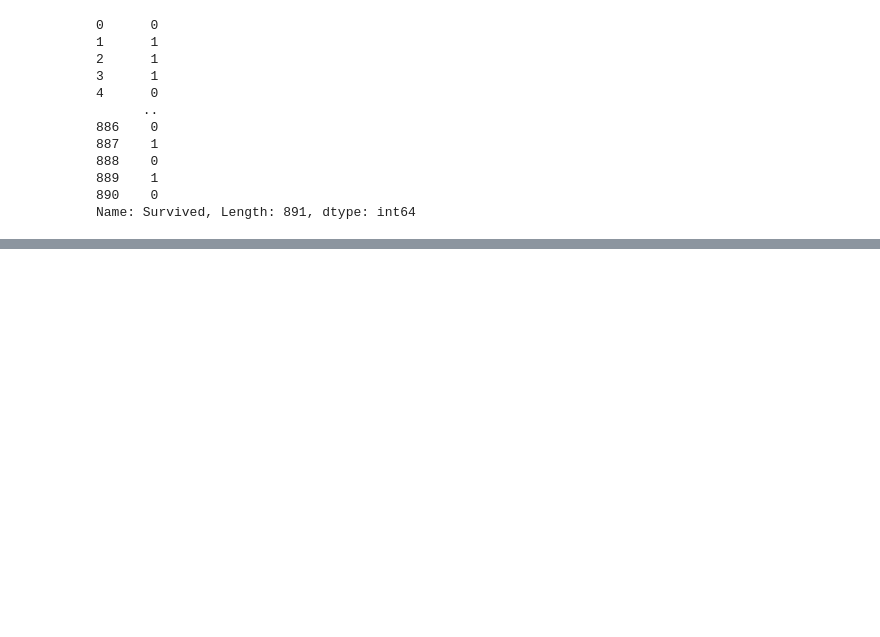
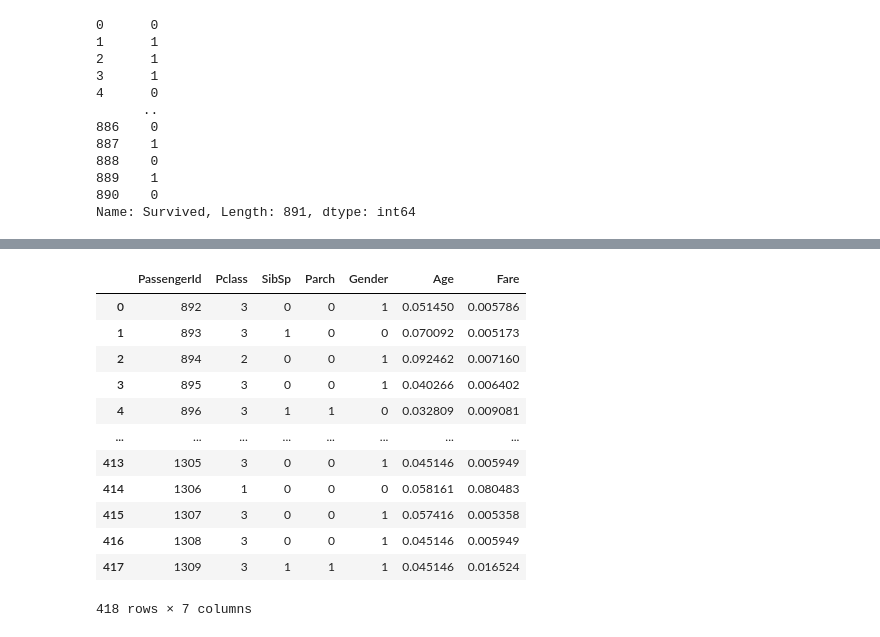
Before and after one commit to karthikowo/kaggle-titanic-challenge, a Jupyter notebook: titanic.ipynb, the cells around one changed output, grey strips where cells are left out. Cells and saved outputs as stored; diff of their text form; code cells hidden in the pictures; blank space fills up the shorter version.

```diff
--- a/titanic.ipynb
+++ b/titanic.ipynb
@@ -241,0 +325,16 @@ weighted avg       0.80      0.80      0.80       295
+# %%
+test
+# %% [output]
+|  | PassengerId | Pclass | SibSp | Parch | Gender | Age | Fare |
+| 0 | 892 | 3 | 0 | 0 | 1 | 0.051450 | 0.005786 |
+| 1 | 893 | 3 | 1 | 0 | 0 | 0.070092 | 0.005173 |
+| 2 | 894 | 2 | 0 | 0 | 1 | 0.092462 | 0.007160 |
+| 3 | 895 | 3 | 0 | 0 | 1 | 0.040266 | 0.006402 |
+| 4 | 896 | 3 | 1 | 1 | 0 | 0.032809 | 0.009081 |
+| ... | ... | ... | ... | ... | ... | ... | ... |
+| 413 | 1305 | 3 | 0 | 0 | 1 | 0.045146 | 0.005949 |
+| 414 | 1306 | 1 | 0 | 0 | 0 | 0.058161 | 0.080483 |
+| 415 | 1307 | 3 | 0 | 0 | 1 | 0.057416 | 0.005358 |
+| 416 | 1308 | 3 | 0 | 0 | 1 | 0.045146 | 0.005949 |
+| 417 | 1309 | 3 | 1 | 1 | 1 | 0.045146 | 0.016524 |
+418 rows × 7 columns
```
Also changed, not shown: parts of 29 cells of this notebook, 1 other file.
